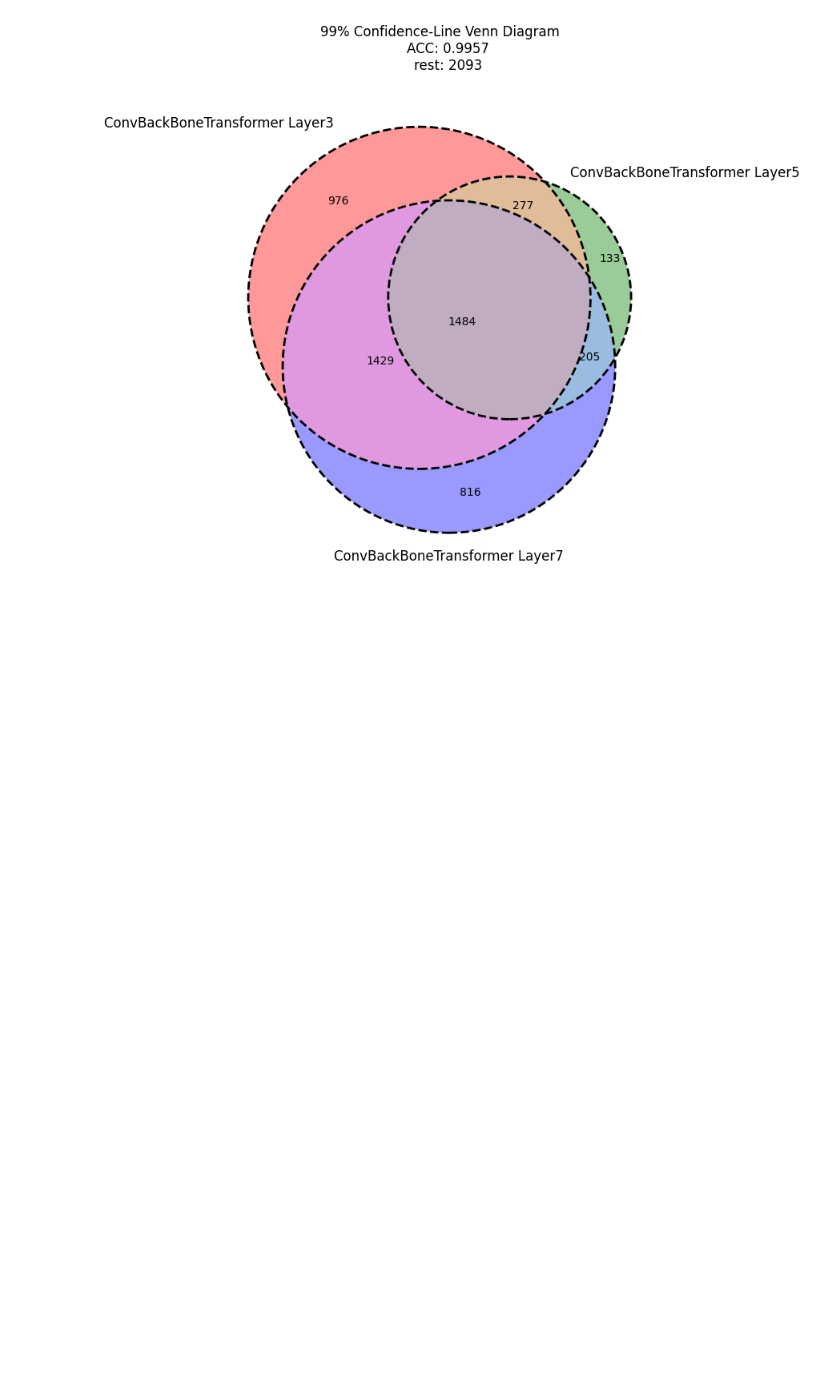
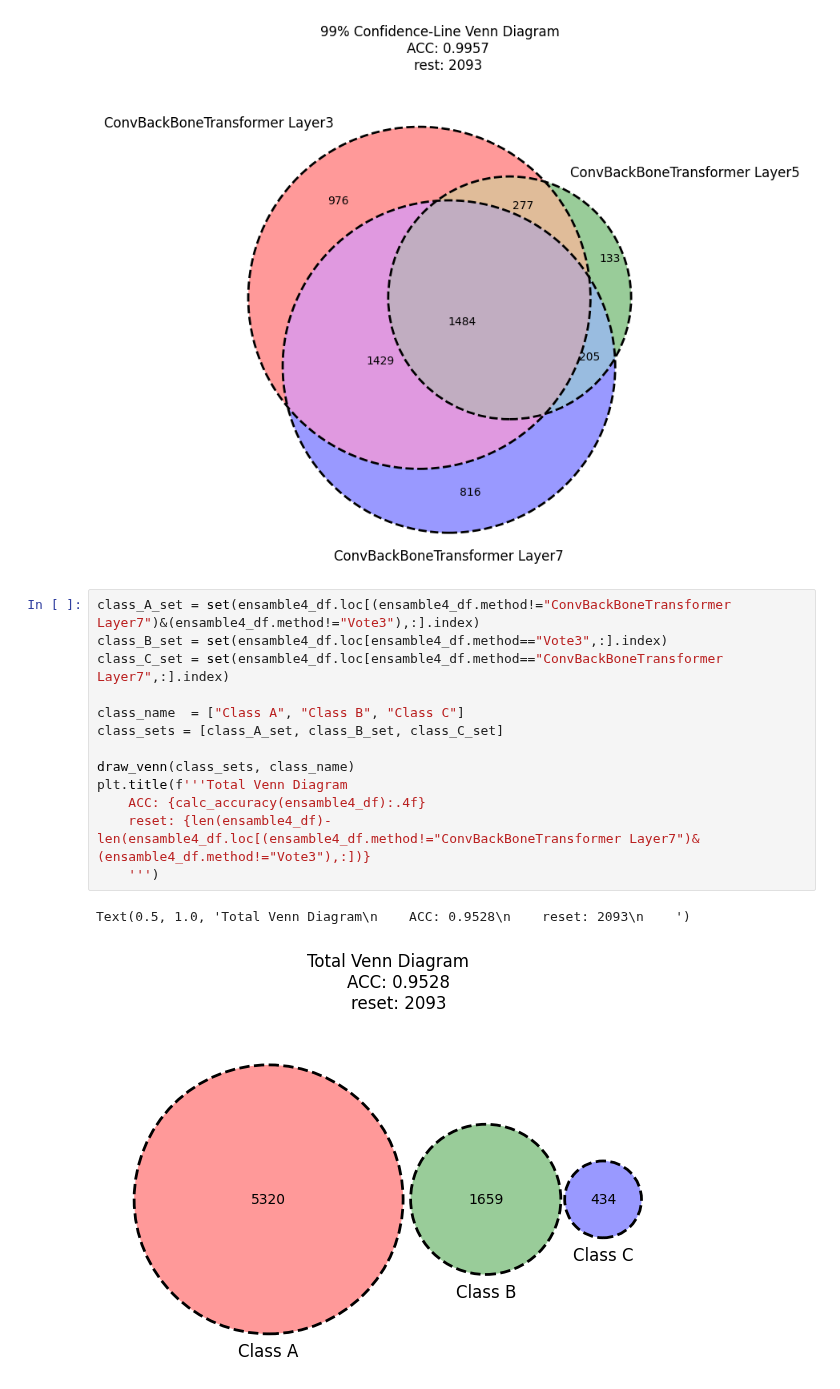
Before and after one commit to rakawanegan/humanactivityrecognition_portfolio, a Jupyter notebook: result/error_bar/.ensamble/ensamble.ipynb, the cells around one changed output. Saved outputs shown, nothing was run; the diff lists cells and outputs as text; blank space fills up the shorter version.

```diff
--- a/result/error_bar/.ensamble/ensamble.ipynb
+++ b/result/error_bar/.ensamble/ensamble.ipynb
@@ -696,3 +729,19 @@ plt.title(
 # %% [output]
 Text(0.5, 1.0, '99% Confidence-Line Venn Diagram\n    ACC: 0.9957\n    rest: 2093\n    ')
 [figure]
+# %%
+class_A_set = set(ensamble4_df.loc[(ensamble4_df.method!="ConvBackBoneTransformer Layer7")&(ensamble4_df.method!="Vote3"),:].index)
+class_B_set = set(ensamble4_df.loc[ensamble4_df.method=="Vote3",:].index)
+class_C_set = set(ensamble4_df.loc[ensamble4_df.method=="ConvBackBoneTransformer Layer7",:].index)
+
+class_name  = ["Class A", "Class B", "Class C"]
+class_sets = [class_A_set, class_B_set, class_C_set]
+
+draw_venn(class_sets, class_name)
+plt.title(f'''Total Venn Diagram
+    ACC: {calc_accuracy(ensamble4_df):.4f}
+    reset: {len(ensamble4_df)-len(ensamble4_df.loc[(ensamble4_df.method!="ConvBackBoneTransformer Layer7")&(ensamble4_df.method!="Vote3"),:])}
+    ''')
+# %% [output]
+Text(0.5, 1.0, 'Total Venn Diagram\n    ACC: 0.9528\n    reset: 2093\n    ')
+[figure, added]
```
Also changed, not shown: parts of 12 cells of this notebook, 3 other files.
